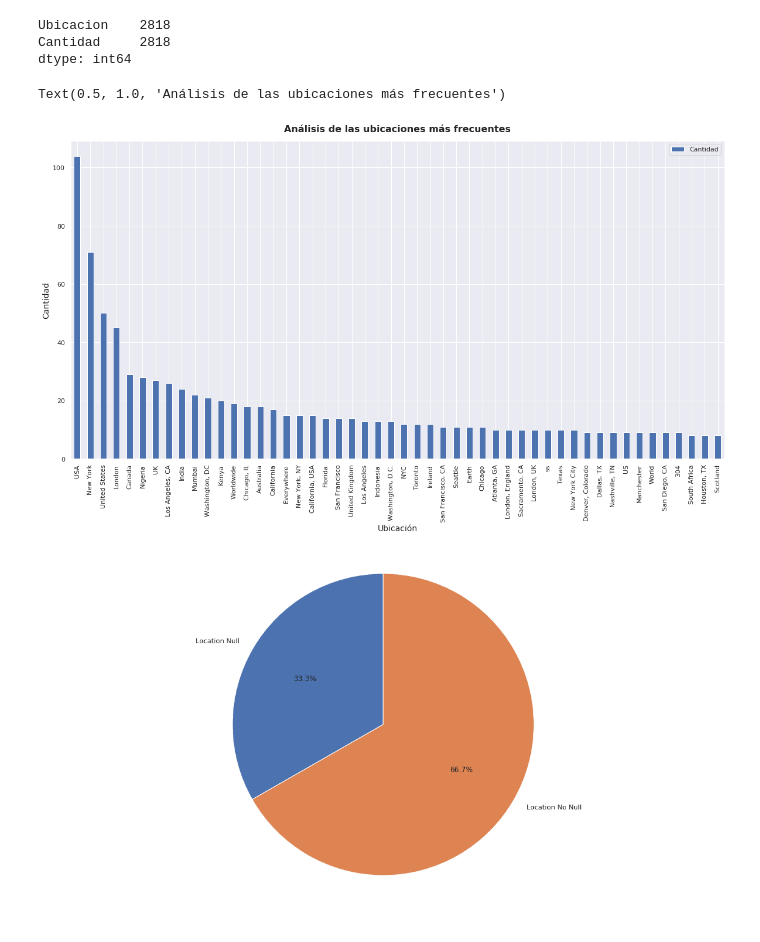
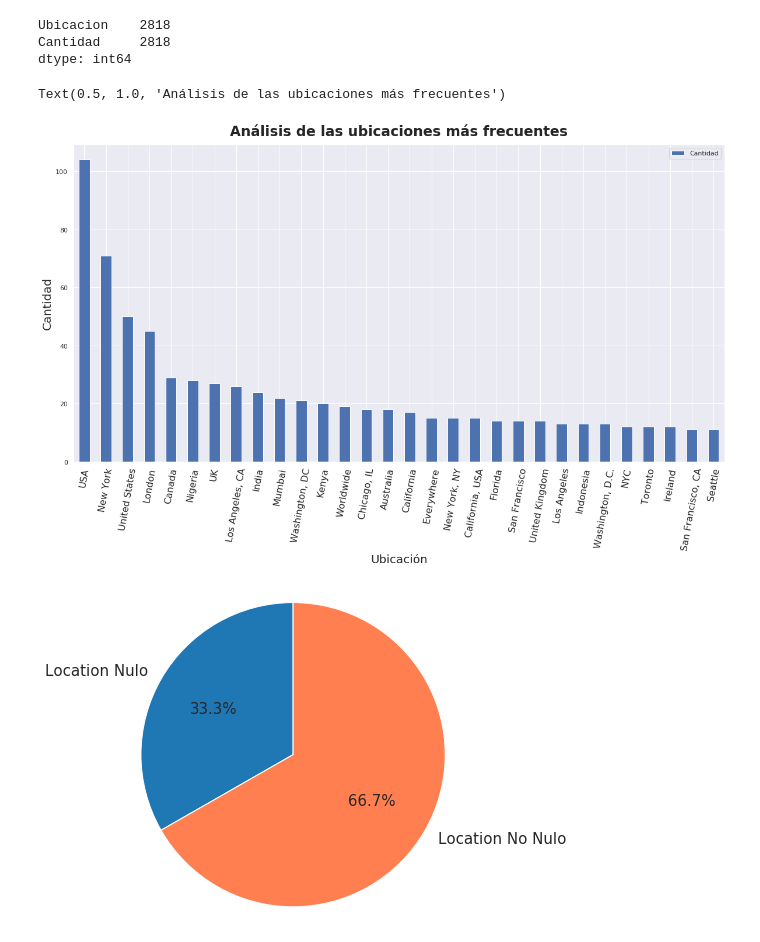
Before and after one commit to tporganizaciondedatos1c2020/TP1, a Jupyter notebook: AnalisisLocation.ipynb, the cells around one changed output. Drawn from its saved outputs; the diff is of its cells as text; code cells hidden in the pictures.

Commit message:
analisis location

```diff
--- a/AnalisisLocation.ipynb
+++ b/AnalisisLocation.ipynb
@@ -71,28 +87,30 @@ dtype: int64
 # %%
 fig, ax = plt.subplots()
 
 
-top_locations.nlargest(50, 'Cantidad').plot(kind='bar', x = 'Ubicacion', ax = ax)
+top_locations.nlargest(30, 'Cantidad').plot(kind='bar', x = 'Ubicacion', ax = ax)
 
-plt.xlabel("Ubicación",fontsize=14)
-plt.ylabel('Cantidad',fontsize=14)
-plt.title('Análisis de las ubicaciones más frecuentes',fontsize=16,fontweight='bold', pad = 15)
+plt.xlabel("Ubicación",fontsize=20)
+plt.ylabel('Cantidad',fontsize=20)
+plt.xticks(fontsize=16,rotation = 80)
+plt.title('Análisis de las ubicaciones más frecuentes',fontsize=24,fontweight='bold', pad = 15)
 # %% [output]
 Text(0.5, 1.0, 'Análisis de las ubicaciones más frecuentes')
-[figure, old version]
+[figure, new version]
 # %%
 location_nonnull_count = null_count[0]
 location_null_count = null_count[1]
 
 
-labels = 'Location Null', 'Location No Null'
+labels = 'Location Nulo', 'Location No Nulo'
 sizes = [location_null_count, location_nonnull_count]
+colors = ('#1f77b4', 'coral')
 
-fig1, ax1 = plt.subplots()
+fig1, ax1 = plt.subplots(figsize=(6,6))
 ax1.pie(sizes, labels=labels, autopct='%1.1f%%',
-        shadow=False, startangle=90)
+        shadow=False, startangle=90, textprops={'fontsize': 15}, colors = colors)
 ax1.axis('equal')  # Equal aspect ratio ensures that pie is drawn as a circle.
 
 plt.show()
 # %% [output]
-[figure, old version]
+[figure, new version]
```
Also changed, not shown: parts of 6 cells of this notebook, 3 other files.
